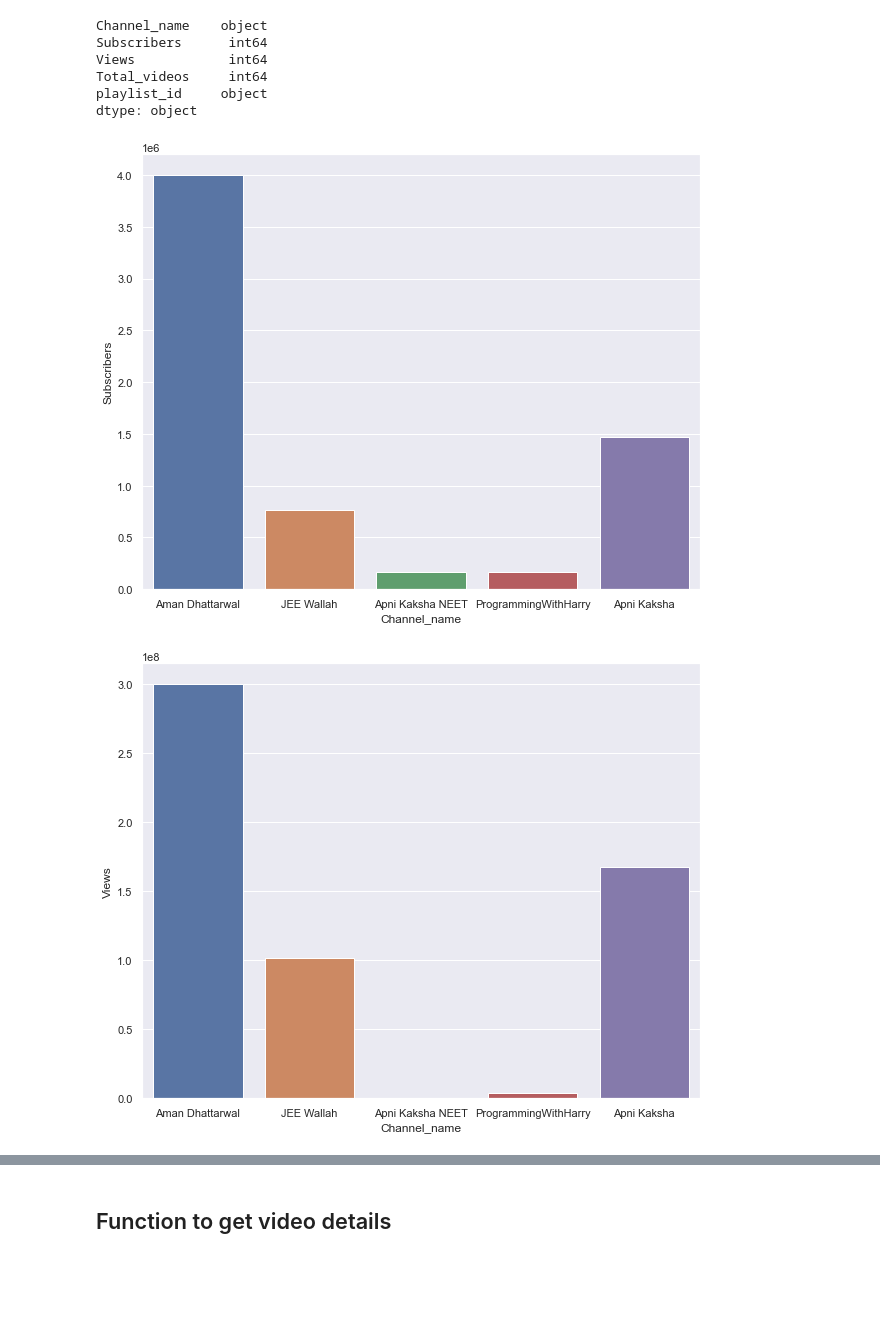
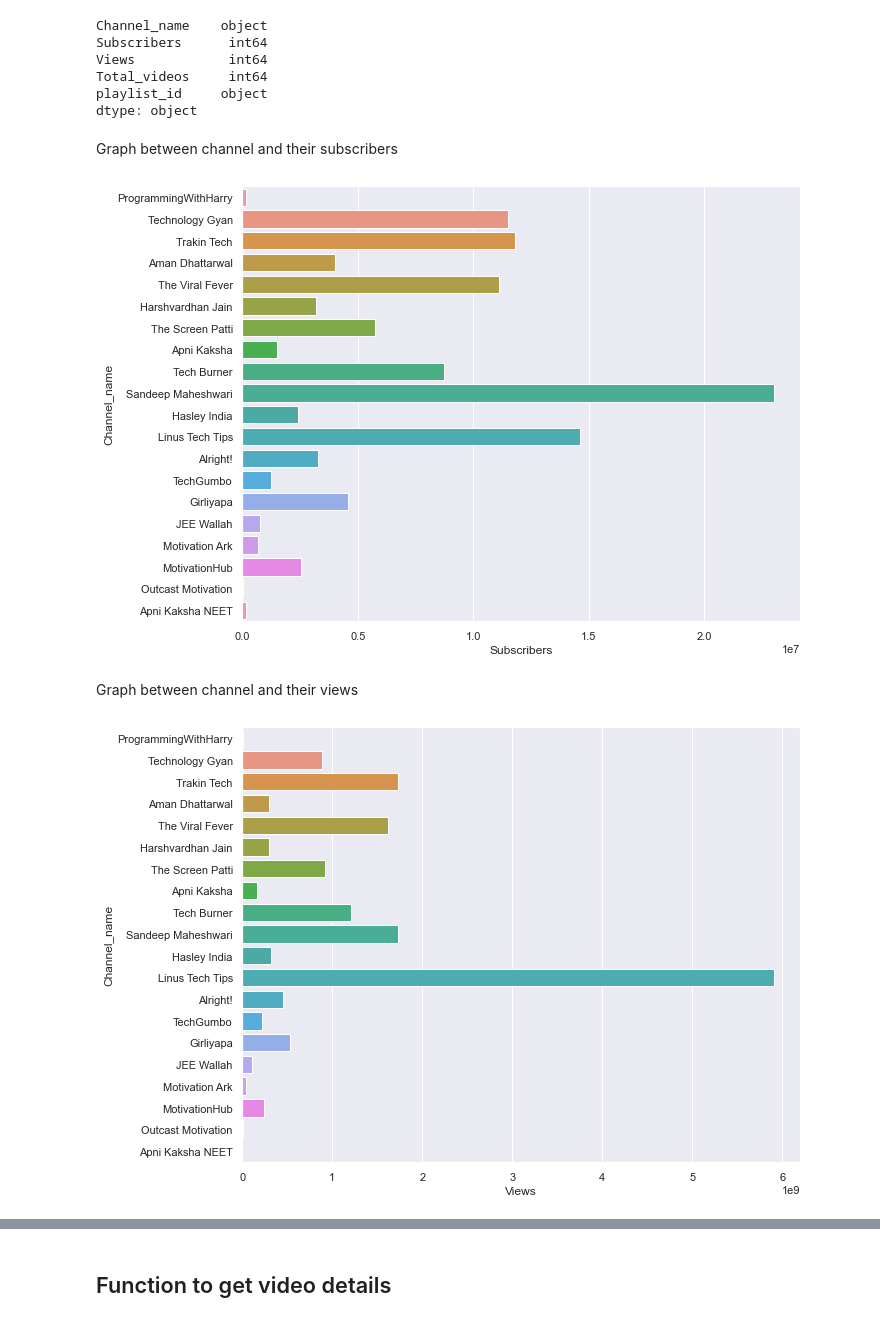
Before and after one commit to KesharwaniArpita/Hack2Educate-GenZ, a Jupyter notebook: Project 1/YT-analysis-project.ipynb, the cells around one changed output, grey strips where cells are left out. Drawn from its saved outputs; the diff is of its cells as text; code cells hidden in the pictures; blank space fills up the shorter version.

Commit message:
Worked on some more Entertainment, Tech and Motivational Channels

```diff
--- a/Project 1/YT-analysis-project.ipynb
+++ b/Project 1/YT-analysis-project.ipynb
@@ -5,11 +7,33 @@ import seaborn as sns
 # %%
-api_key = 'Enter the api key'
+api_key = 'AIzaSyDNIBOKOXIkHDWf8G2hMAuzNuAdc6TO6Ps'
 
-channel_ids = ['UCF7BExjT2zH_mmyqOB139Dg', # Apni Kaksha
+channel_ids = [ # Some Educational Channels
+               'UCF7BExjT2zH_mmyqOB139Dg', # Apni Kaksha
                'UCVJU_IChPMOe8RWkdVQjtfQ', # JEE Wallah
                'UC7btqG2Ww0_2LwuQxpvo2HQ', # ProgrammingWithHarry
                'UCVtL0esgwmD3bEZ2iNUjzHw', # Apni Kaksha NEET
-               'UCmXZxX_qexEZxhb5_vQKPCw' # Aman Dhattarwal
+               'UCmXZxX_qexEZxhb5_vQKPCw', # Aman Dhattarwal
+
+               # Some Entertainment Channels
+               'UCdxbhKxr8pyWTx1ExCSmJRw', # Girliyapa
+               'UCCKjHsAIxvjtWG8KOcLuG8Q', # Alright!
+               'UCgM1AQcoM5TRlzsm1e66vrQ', # Hasley India
+               'UCNJcSUSzUeFm8W9P7UUlSeQ', # The Viral Fever
+               'UCNyeSfUfffmJXwA2_tmNG9A', # The Screen Patti
+
+               # Some Tech Channels
+               'UCXUJJNoP1QupwsYIWFXmsZg', # Tech Burner
+               'UCaSM4GqhbaVmRT7fmmFmR1w', # TechGumbo
+               'UCXuqSBlHAE6Xw-yeJA0Tunw', # Linus Tech Tips
+               'UCEPL07qzVsOcHd3sMUws65g', # Trakin Tech
+               'UC1tVU8H153ZFO9eRsxdJlhA', # Technology Gyan
+
+               # Some Motivational Channels
+               'UCBqFKDipsnzvJdt6UT0lMIg', # Sandeep Maheshwari
+               'UCR54lF_dD3f-8srmRqnTwgQ', # MotivationHub
+               'UClbqFnwW_1qjWwO2zl0ggvw', # Harshvardhan Jain
+               'UCjGp9cTDDWYvjTO67H4-6AQ', # Outcast Motivation
+               'UC9vLdyHatOhRrCwQXq3HmQQ' # Motivation Ark
               ]
 channel_ids2 = [
 
@@ -52,12 +76,16 @@ Views            int64
 Total_videos     int64
 playlist_id     object
 dtype: object
+# %% [markdown]
+Graph between channel and their subscribers
 # %%
 sns.set(rc={'figure.figsize':(10,8)})
-ax = sns.barplot(x='Channel_name', y='Subscribers', data=channel_data)
+ax = sns.barplot(x='Subscribers', y='Channel_name', data=channel_data)
 # %% [output]
-[figure, old version]
+[figure, new version]
+# %% [markdown]
+Graph between channel and their views
 # %%
-ax = sns.barplot(x='Channel_name', y='Views', data=channel_data)
+ax = sns.barplot(x='Views', y='Channel_name', data=channel_data)
 # %% [output]
-[figure, old version]
+[figure, new version]
```
Also changed, not shown: parts of 17 cells of this notebook, 1 other file.
